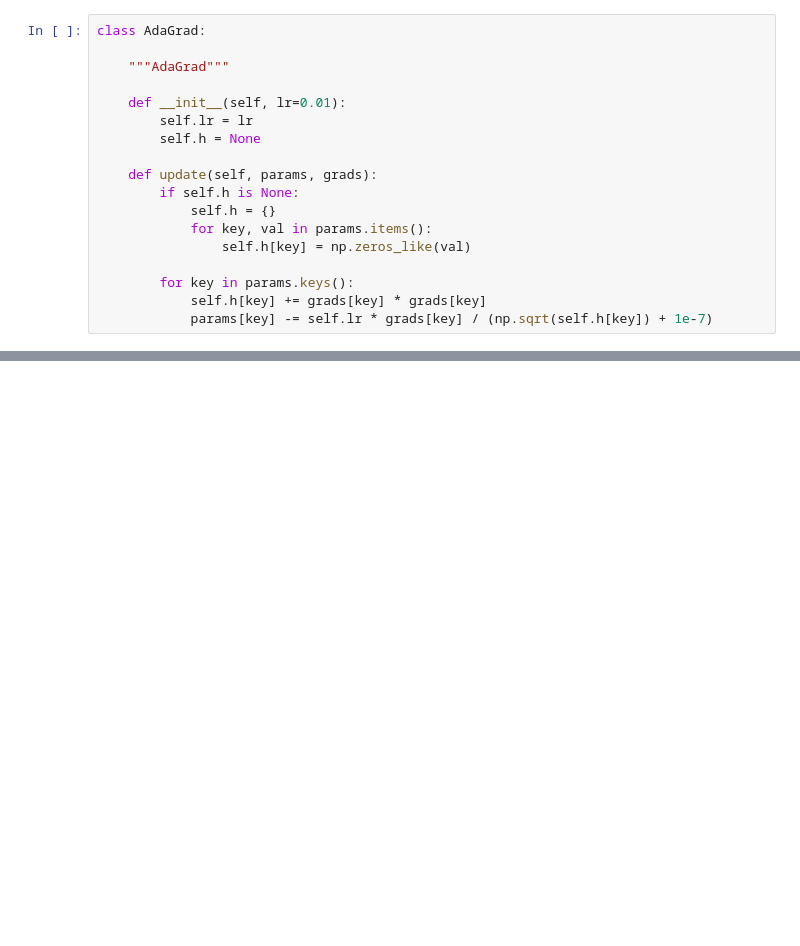
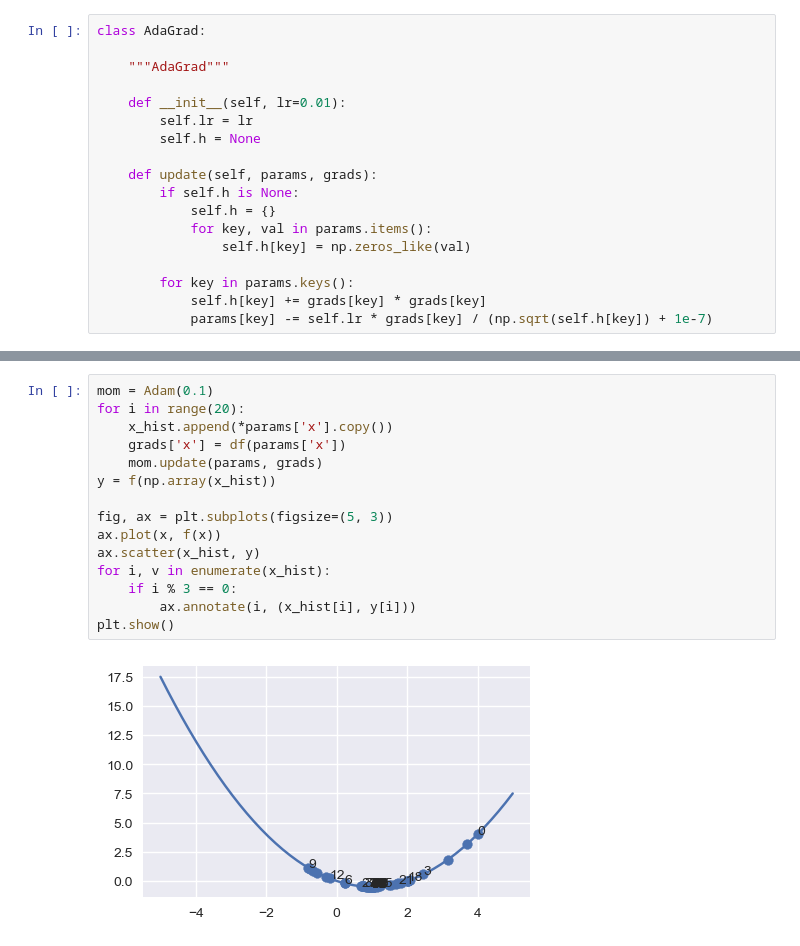
Before and after one commit to PhyCosmos/docs, a Jupyter notebook: ch6.ipynb, the cells around one changed output, grey strips where cells are left out. Drawn from its saved outputs; the diff is of its cells as text; blank space fills up the shorter version.

```diff
--- a/ch6.ipynb
+++ b/ch6.ipynb
@@ -216,0 +371,17 @@ plt.show()
+# %%
+mom = Adam(0.1)
+for i in range(20):
+    x_hist.append(*params['x'].copy())
+    grads['x'] = df(params['x'])
+    mom.update(params, grads)
+y = f(np.array(x_hist))
+
+fig, ax = plt.subplots(figsize=(5, 3))
+ax.plot(x, f(x))
+ax.scatter(x_hist, y)
+for i, v in enumerate(x_hist):
+    if i % 3 == 0:
+        ax.annotate(i, (x_hist[i], y[i]))
+plt.show()
+# %% [output]
+[figure, added]
```
Also changed, not shown: parts of 21 cells of this notebook, 6 other files.
